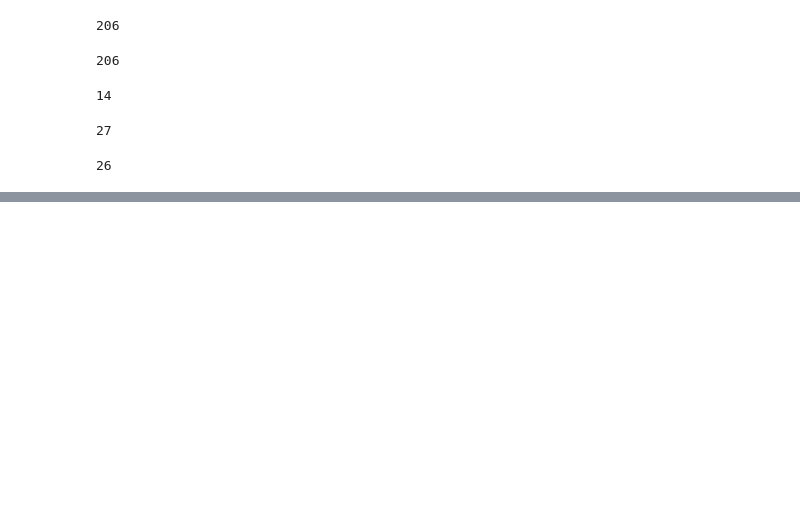
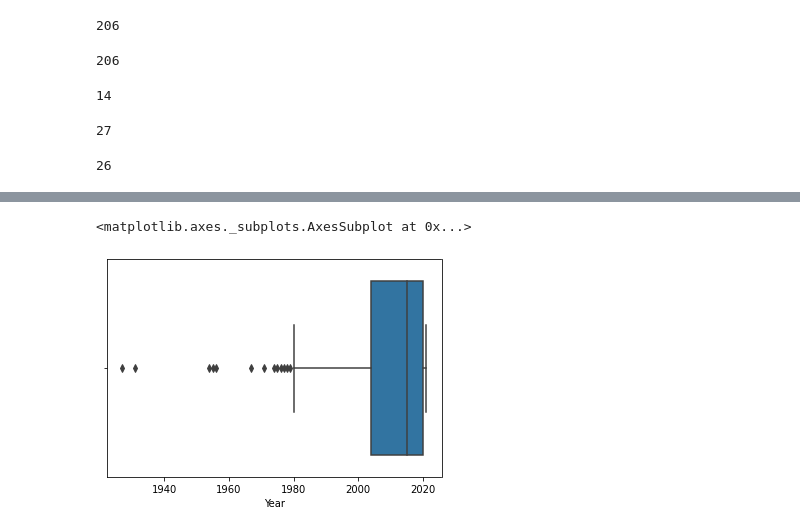
Before and after one commit to ShakilM26/PMDB, a Jupyter notebook: PMDB.ipynb, the cells around one changed output, grey strips where cells are left out. Drawn from its saved outputs; the diff is of its cells as text; code cells hidden in the pictures; blank space fills up the shorter version.

```diff
--- a/PMDB.ipynb
+++ b/PMDB.ipynb
@@ -116,0 +286,5 @@ df.loc[(df['TV_Series']=='yes') & (df['Animation']=='yes')]
+# %%
+sns.boxplot(x='Year', data=df)
+# %% [output]
+<matplotlib.axes._subplots.AxesSubplot at 0x...>
+[figure, added]
```
Also changed, not shown: parts of 56 cells of this notebook.
